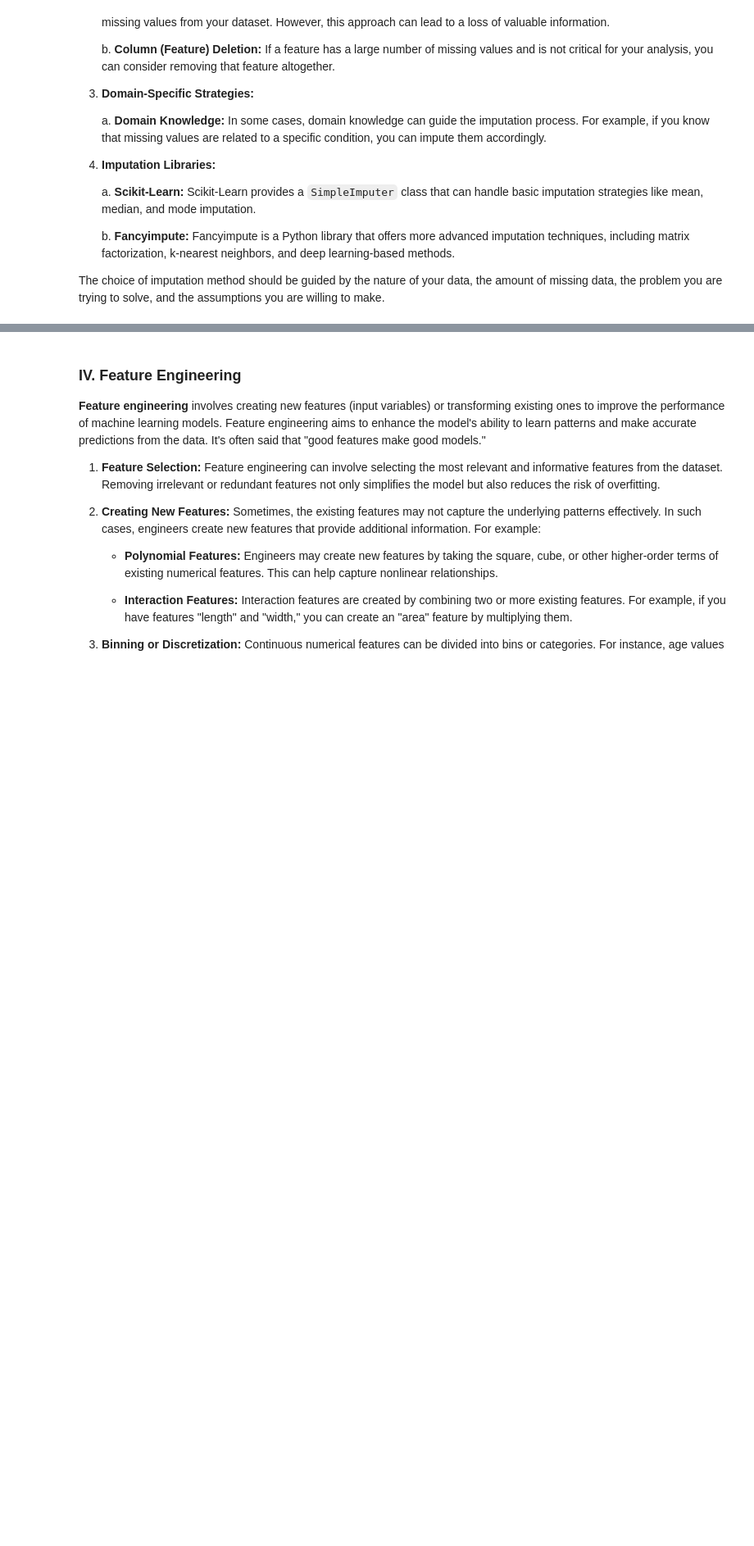
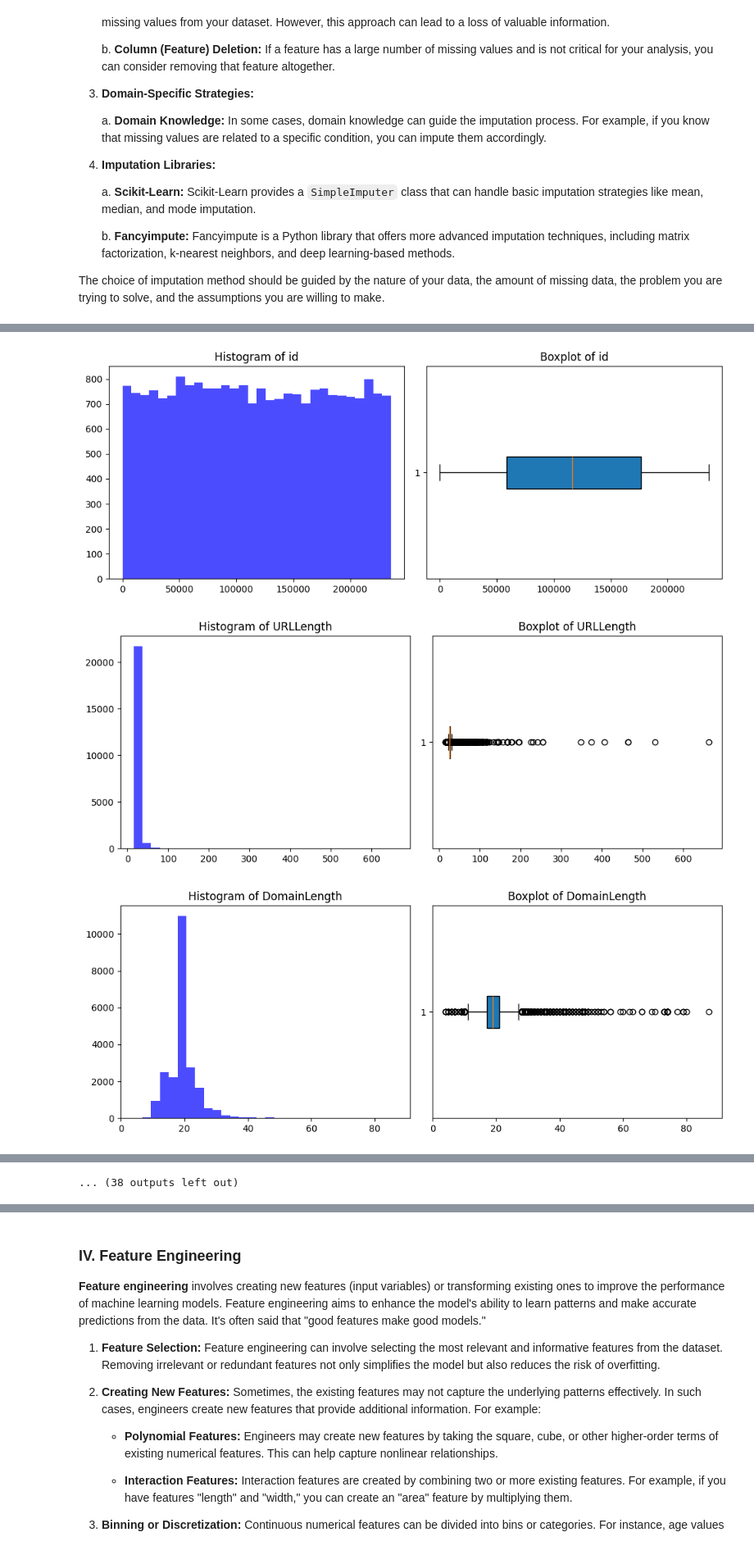
Before and after one commit to aththariq/Tubes2_AI, a Jupyter notebook: src/IF3070_DAI___Tugas_Besar_2_Notebook_Template.ipynb, the cells around one changed output, grey strips where cells are left out. Shown at 82% size. Cells and saved outputs as stored; diff of their text form; code cells hidden in the pictures; blank space fills up the shorter version.

```diff
--- a/src/IF3070_DAI___Tugas_Besar_2_Notebook_Template.ipynb
+++ b/src/IF3070_DAI___Tugas_Besar_2_Notebook_Template.ipynb
@@ -39,3 +41,6 @@ df.head()
 # %%
 #Drop kolom yang tidak digunakan
 df = df.drop(columns=['FILENAME'])
+# %%
+df_sample = df.sample(frac=0.2, random_state=42)
+df_sample.shape
@@ -46,7 +53,7 @@ Splitting the training and validation set works as an early diagnostic towards t
 
 Note: For training, you should use the data contained in the `train` folder given by the TA. The `test` data is only used for kaggle submission.
 # %%
-train_set, val_set = train_test_split(df, test_size=0.2, random_state=42, shuffle=True)
+train_set, val_set = train_test_split(df_sample, test_size=0.2, random_state=42, shuffle=True)
 
 print(f"Ukuran training set: {len(train_set)}")
 print(f"Ukuran validation set: {len(val_set)}")
@@ -155,0 +227,8 @@ IsDomainIP                          33678   29.983174
+# %%
+#Drop kolom kategorikal karena tidak akan diimputasi
+categorical_columns = train_set.select_dtypes(include=['object']).columns
+
+train_set.drop(columns=categorical_columns, axis=1, inplace=True)
+val_set.drop(columns=categorical_columns, axis=1, inplace=True)
+
+print("Columns dropped (categorical):", categorical_columns.tolist())
@@ -275,6 +279,0 @@ pipeline = Pipeline(steps=[
-# %%
-train_set_processed = pipeline.fit_transform(train_set)
-val_set_processed = pipeline.transform(val_set)
-
-train_set = pd.DataFrame(train_set_processed, columns=numerical_cols + categorical_cols + binary_cols)
-val_set = pd.DataFrame(val_set_processed, columns=numerical_cols + categorical_cols + binary_cols)
@@ -313,0 +280,45 @@ print(f"Jumlah baris duplikat: {duplicates_count}")
+# %%
+# Cek dulu kondisi outlier masing2 kolom
+numerical_columns = train_set.select_dtypes(include=['float64', 'int64']).columns
+
+outlier_analysis = {}
+
+for col in numerical_columns:
+
+    Q1 = train_set[col].quantile(0.25)
+    Q3 = train_set[col].quantile(0.75)
+    IQR = Q3 - Q1
+    lower_bound = Q1 - 1.5 * IQR
+    upper_bound = Q3 + 1.5 * IQR
+
+
+    z_scores = zscore(train_set[col].dropna())
+    z_outliers = np.abs(z_scores) > 3
+
+    outlier_analysis[col] = {
+        "IQR Lower Bound": lower_bound,
+        "IQR Upper Bound": upper_bound,
+        "Z-Score Outliers Count": z_outliers.sum(),
+        "IQR Outliers Count": ((train_set[col] < lower_bound) | (train_set[col] > upper_bound)).sum(),
+        "Skewness": train_set[col].skew()
+    }
+
+
+    plt.figure(figsize=(10, 4))
+    plt.subplot(1, 2, 1)
+    plt.hist(train_set[col].dropna(), bins=30, color='blue', alpha=0.7)
+    plt.title(f'Histogram of {col}')
+
+    plt.subplot(1, 2, 2)
+    plt.boxplot(train_set[col].dropna(), vert=False, patch_artist=True)
+    plt.title(f'Boxplot of {col}')
+
+    plt.tight_layout()
+    plt.show()
+
+outlier_df = pd.DataFrame(outlier_analysis).T
+print(outlier_df)
+# %% [output]
+[figure, added]
+[figure, added]
+[figure, added]
@@ -313,0 +334 @@ print(f"Jumlah baris duplikat: {duplicates_count}")
+... (38 outputs left out)
```
Also changed, not shown: parts of 27 cells of this notebook, 1 other file.
